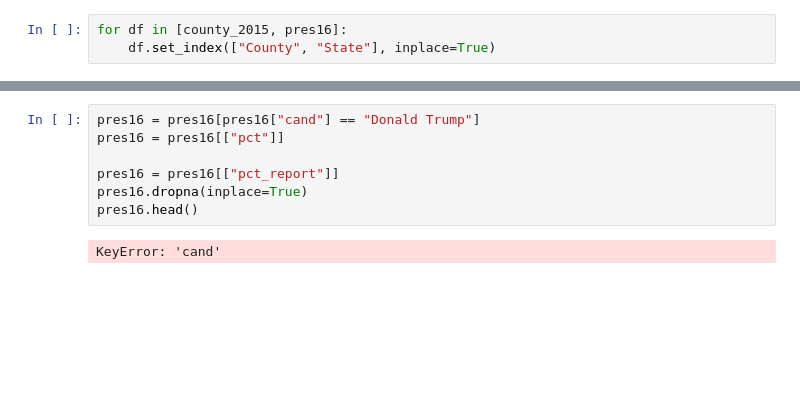
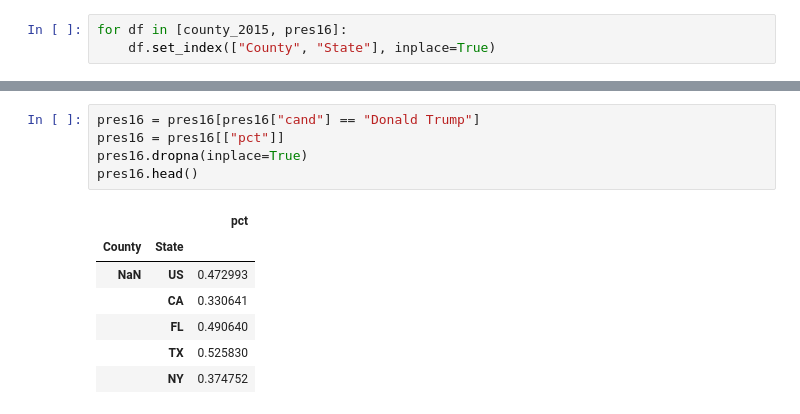
Before and after one commit to samirhinojosa/python-datascience-practice, a Jupyter notebook: basic/pandas5.ipynb, the cells around one changed output, grey strips where cells are left out. Saved outputs shown, nothing was run; the diff lists cells and outputs as text; blank space fills up the shorter version.

```diff
--- a/basic/pandas5.ipynb
+++ b/basic/pandas5.ipynb
@@ -263,9 +263,13 @@ pres16.head()
 # %%
 pres16 = pres16[pres16["cand"] == "Donald Trump"]
 pres16 = pres16[["pct"]]
-
-pres16 = pres16[["pct_report"]]
 pres16.dropna(inplace=True)
 pres16.head()
 # %% [output]
-KeyError: 'cand'
+|  |  | pct |
+| County | State |  |
+| NaN | US | 0.472993 |
+|  | CA | 0.330641 |
+|  | FL | 0.490640 |
+|  | TX | 0.525830 |
+|  | NY | 0.374752 |
```
Also changed, not shown: parts of 3 cells of this notebook.
